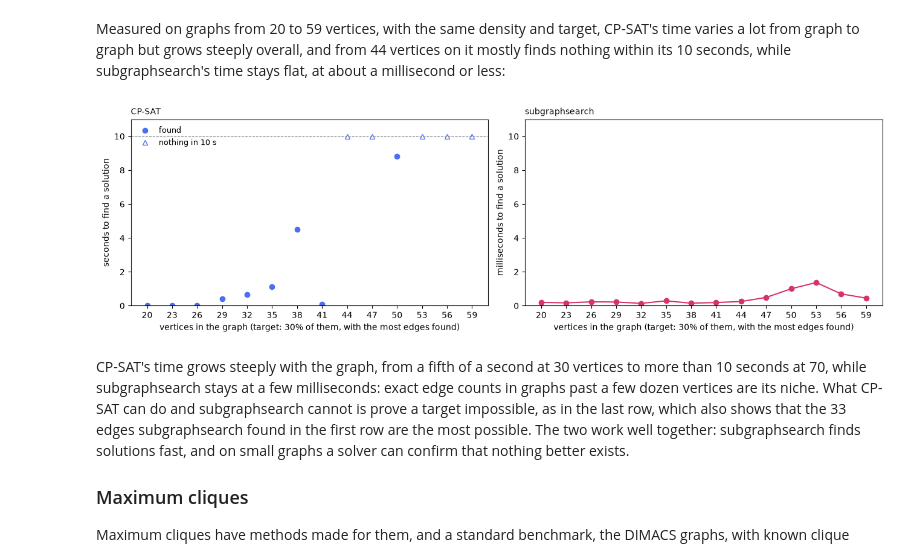
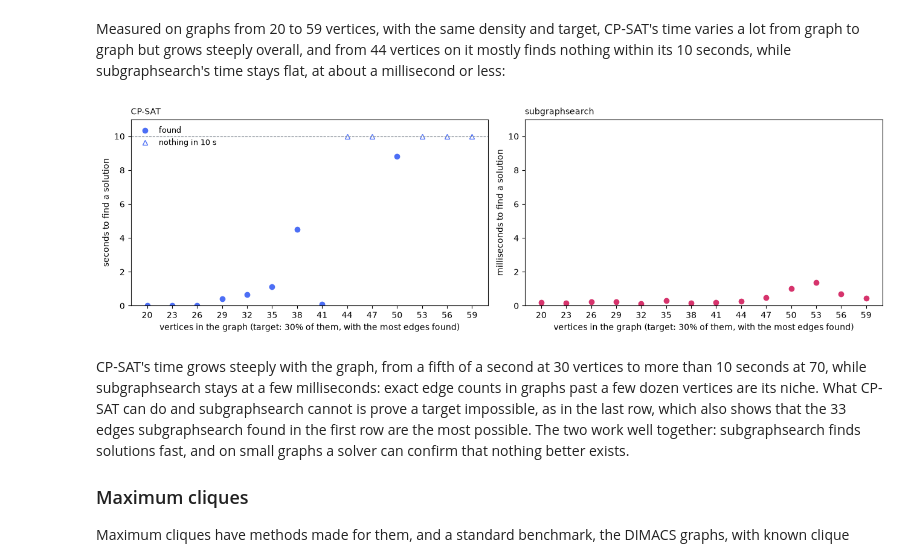
Before and after one commit to vglazer/subgraphsearch, a Jupyter notebook: examples/quickstart.ipynb, the cells around one changed output. Saved outputs shown, nothing was run; the diff lists cells and outputs as text; code cells hidden in the pictures.

Commit message:
Draw subgraphsearch's scaling as points too, matching CP-SAT's
Co-Authored-By: Claude Opus 5.5 <noreply@anthropic.com>

```diff
--- a/examples/quickstart.ipynb
+++ b/examples/quickstart.ipynb
@@ -290,32 +290,32 @@ while subgraphsearch's time stays flat, at about a millisecond or less:
 # %%
 # Recorded: vertices, target vertices and edges, subgraphsearch successes / 60 and ms,
 # CP-SAT ms (None: nothing found in 10 s)
 scaling = [(20, 6, 15, 60, 0.20, 25), (23, 7, 20, 60, 0.17, 18), (26, 8, 28, 60, 0.23, 23),
            (29, 9, 34, 60, 0.22, 414), (32, 10, 43, 60, 0.14, 650), (35, 10, 42, 60, 0.29, 1125),
            (38, 11, 52, 60, 0.15, 4490), (41, 12, 60, 60, 0.19, 85), (44, 13, 70, 60, 0.25, None),
            (47, 14, 81, 60, 0.49, None), (50, 15, 91, 60, 1.00, 8814), (53, 16, 105, 60, 1.37, None),
            (56, 17, 116, 60, 0.70, None), (59, 18, 129, 60, 0.45, None)]
 sizes = [row[0] for row in scaling]
 done = [row for row in scaling if row[5]]
 timed_out = [row for row in scaling if not row[5]]
 fig, (cp, mine) = plt.subplots(1, 2, figsize=(13, 3.8), layout="constrained")
 cp.plot([row[0] for row in done], [row[5] / 1000 for row in done], "o", color="#4c6ef5", label="found")
 cp.plot([row[0] for row in timed_out], [10] * len(timed_out), "^", color="#4c6ef5", markerfacecolor="white",
         label="nothing in 10 s")
 cp.axhline(10, color="#868e96", lw=0.8, ls="--")
 cp.set_ylim(0, 11)
 cp.set_ylabel("seconds to find a solution")
 cp.set_title("CP-SAT", fontsize=10, loc="left")
 cp.legend(frameon=False, fontsize=9, loc="upper left")
-mine.plot(sizes, [row[4] for row in scaling], "o-", color="#d6336c")
+mine.plot(sizes, [row[4] for row in scaling], "o", color="#d6336c")
 mine.set_ylim(0, 11)
 mine.set_ylabel("milliseconds to find a solution")
 mine.set_title("subgraphsearch", fontsize=10, loc="left")
 for ax in (cp, mine):
     ax.set_xticks(sizes)
     ax.set_xlabel("vertices in the graph (target: 30% of them, with the most edges found)")
 # %% [output]
-[figure, old version]
+[figure, new version]
 # %% [markdown]
 CP-SAT's time grows steeply with the graph, from a fifth of a second at 30 vertices to more than 10 seconds at 70,
 while subgraphsearch stays at a few milliseconds: exact edge counts in graphs past a few dozen vertices are its
```
Also changed, not shown: parts of 2 cells of this notebook, 2 other files.
